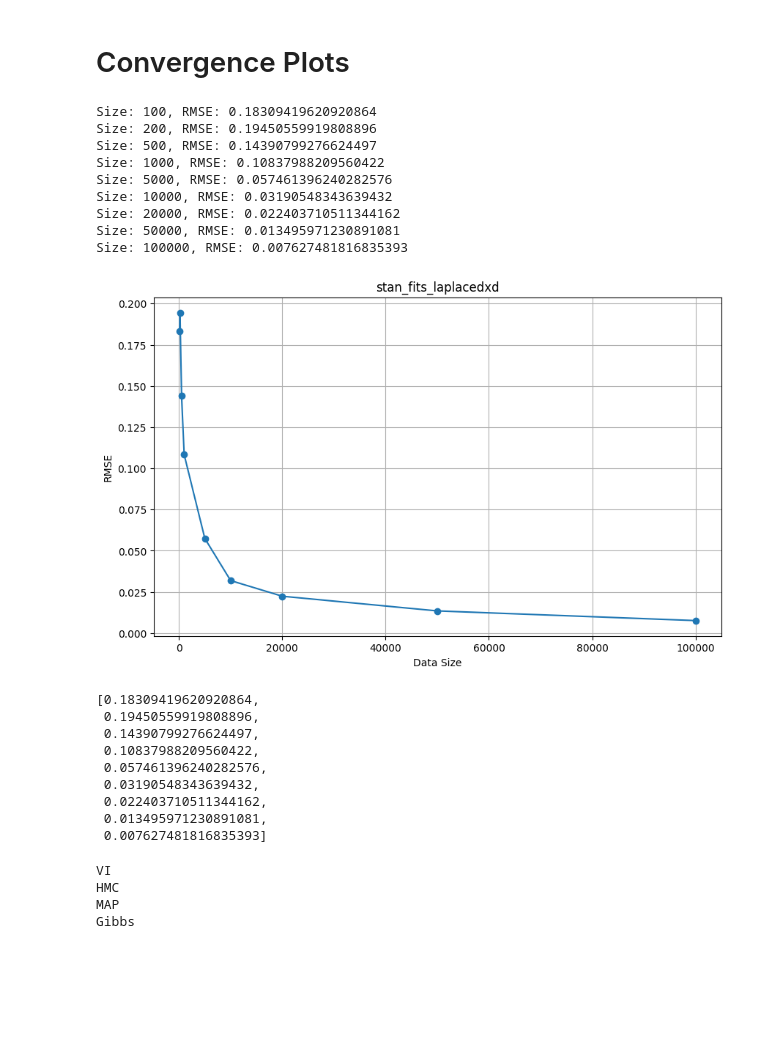
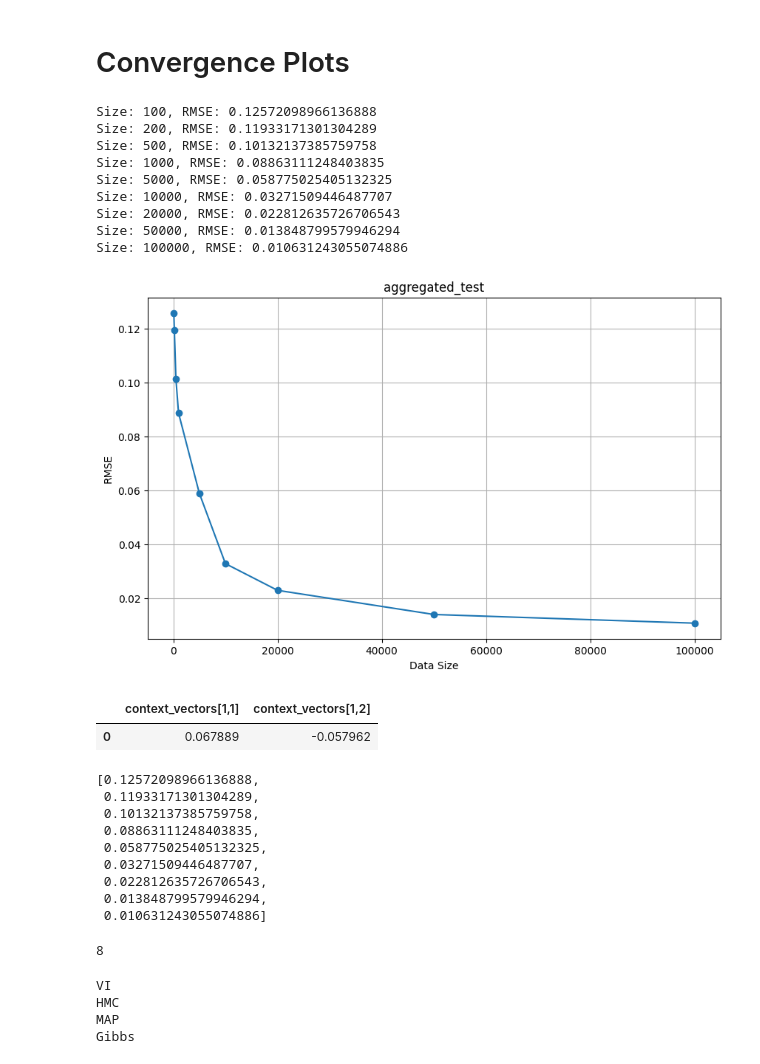
Before and after one commit to ninpnin/embedding-uncertainty-estimation, a Jupyter notebook: stan_simulation/plots.ipynb, the cells around one changed output. Saved outputs shown, nothing was run; the diff lists cells and outputs as text; code cells hidden in the pictures; blank space fills up the shorter version.

```diff
--- a/stan_simulation/plots.ipynb
+++ b/stan_simulation/plots.ipynb
@@ -117,10 +122,10 @@ def extract_word_and_context_vectors_gibbs(filepath, vocabulary, D=2):
 # Convergence Plots
 # %%
 
-saved_fits_dir = "stan_fits_laplacedxd"#"stan_fits_mfvi_dxd"#"stan_fits_dxdfixmap" "stan_fit_nofix" "stan_fits_frvi_dxd" stan_fits_map
+saved_fits_dir = "aggregated_test"#"stan_fits_mfvi_dxd"#"stan_fits_dxdfixmap" "stan_fit_nofix" "stan_fits_frvi_dxd" stan_fits_map
 #stan_fits_dxd_mapfit is OUTDATED use instead stan_fits_dxd_mapjacobian :: CORRECTION, turns out they are the same..
 # stan_fits_laplacedxd
-inference_method = 'laplace'
+inference_method = 'hmc'
 sizes = [100, 200, 500, 1000, 5000, 10000, 20000, 50000, 100000]
 
 # -- true parameters --
@@ -146,55 +151,64 @@ for size in sizes:
         #variational_params = fit.variational_sample
         estimated_word_vectors, estimated_context_vectors = extract_word_and_context_vectors_vi(fit.variational_sample_pd, vocabulary)
         num_samples = estimated_word_vectors.shape[2]
     elif inference_method in ('map', 'laplace'):
         estimated_word_vectors, estimated_context_vectors = extract_word_and_context_vectors_vi(fit.optimized_params_pd, vocabulary)
         num_samples = 1
 
 
     theta_samples = []
     for i in range(num_samples):
         word_vectors = estimated_word_vectors[:, :, i]
         context_vectors = estimated_context_vectors[:, :, i]
         theta = np.vstack((word_vectors, context_vectors))
         theta_samples.append(theta)
 
 
     rmse = calculate_rmse(theta_samples, true_theta, vocabulary)
     rmse_scores.append(rmse)
     print(f"Size: {size}, RMSE: {rmse}")
 
 # Plot RMSE vs. Size
 plt.figure(figsize=(10, 6))
 plt.plot(sizes, rmse_scores, marker='o')
 plt.xlabel('Data Size')
 plt.ylabel('RMSE')
 plt.title(f'{saved_fits_dir}')
 #plt.xscale('log')
 plt.grid(True)
 plt.show()
 # %% [output]
-Size: 100, RMSE: 0.18309419620920864
-Size: 200, RMSE: 0.19450559919808896
-Size: 500, RMSE: 0.14390799276624497
-Size: 1000, RMSE: 0.10837988209560422
-Size: 5000, RMSE: 0.057461396240282576
-Size: 10000, RMSE: 0.03190548343639432
-Size: 20000, RMSE: 0.022403710511344162
-Size: 50000, RMSE: 0.013495971230891081
-Size: 100000, RMSE: 0.007627481816835393
+Size: 100, RMSE: 0.12572098966136888
+Size: 200, RMSE: 0.11933171301304289
+Size: 500, RMSE: 0.10132137385759758
+Size: 1000, RMSE: 0.08863111248403835
+Size: 5000, RMSE: 0.058775025405132325
+Size: 10000, RMSE: 0.03271509446487707
+Size: 20000, RMSE: 0.022812635726706543
+Size: 50000, RMSE: 0.013848799579946294
+Size: 100000, RMSE: 0.010631243055074886
-[figure, old version]
+[figure, new version]
+# %%
+fit.optimized_params_pd[['context_vectors[1,1]', 'context_vectors[1,2]']]
+# %% [output]
+|  | context_vectors[1,1] | context_vectors[1,2] |
+| 0 | 0.067889 | -0.057962 |
 # %%
 rmse_scores
 # %% [output]
-[0.18309419620920864,
- 0.19450559919808896,
- 0.14390799276624497,
- 0.10837988209560422,
- 0.057461396240282576,
- 0.03190548343639432,
- 0.022403710511344162,
- 0.013495971230891081,
- 0.007627481816835393]
+[0.12572098966136888,
+ 0.11933171301304289,
+ 0.10132137385759758,
+ 0.08863111248403835,
+ 0.058775025405132325,
+ 0.03271509446487707,
+ 0.022812635726706543,
+ 0.013848799579946294,
+ 0.010631243055074886]
+# %%
+len(rmse_scores)
+# %% [output]
+8
 # %%
 plot_dict = {}
 
```
Also changed, not shown: parts of 20 cells of this notebook.
